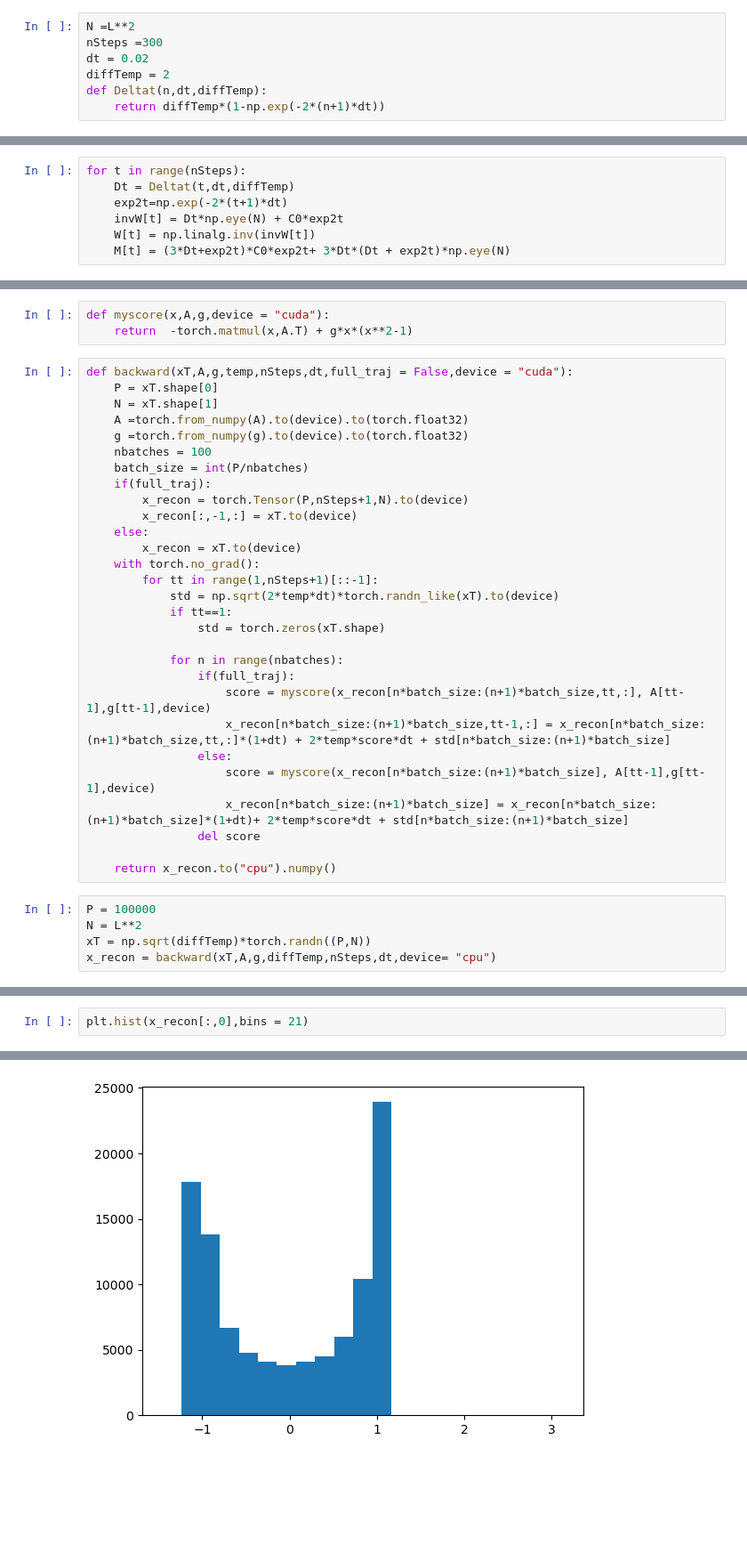
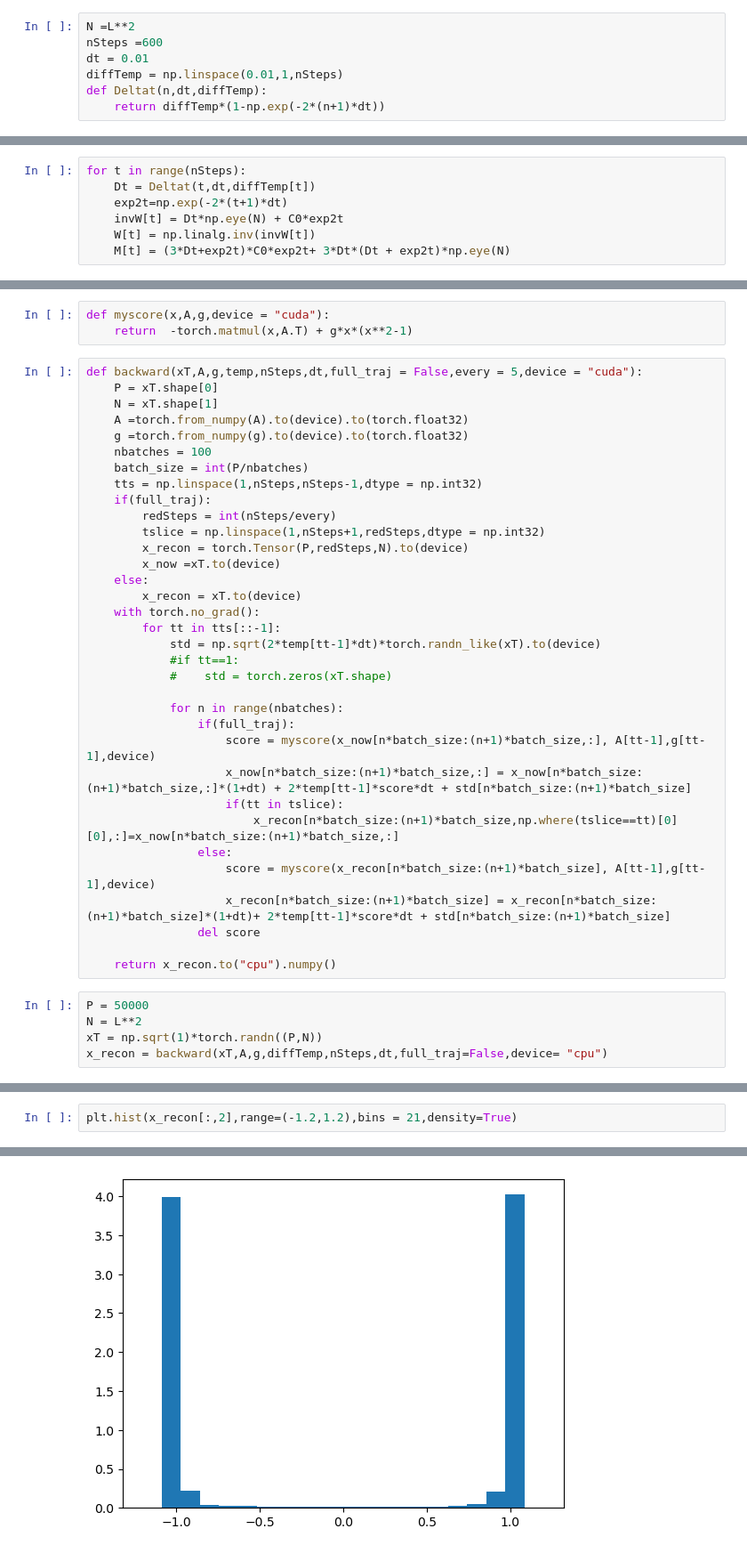
Before and after one commit to bsfn-0323/diffusion, a Jupyter notebook: gaussDiff_constraint.ipynb, the cells around one changed output, grey strips where cells are left out. Shown at 89% size. Saved outputs shown, nothing was run; the diff lists cells and outputs as text; blank space fills up the shorter version.

```diff
--- a/gaussDiff_constraint.ipynb
+++ b/gaussDiff_constraint.ipynb
@@ -37,9 +44,9 @@ $\text{Tr}(\mathbf{A}(\mathbf{M}-\mathbf{W}^{-1})) - g \cdot\text{Tr}(x_i^2  (x_
 Let's get the matrix M and W
 # %%
 N =L**2
-nSteps =300
-dt = 0.02
-diffTemp = 2
+nSteps =600
+dt = 0.01
+diffTemp = np.linspace(0.01,1,nSteps)
 def Deltat(n,dt,diffTemp):
     return diffTemp*(1-np.exp(-2*(n+1)*dt))
 # %%
@@ -52,6 +58,6 @@ M = np.empty((nSteps,N,N))
 # %%
 for t in range(nSteps):
-    Dt = Deltat(t,dt,diffTemp)
+    Dt = Deltat(t,dt,diffTemp[t])
     exp2t=np.exp(-2*(t+1)*dt)
     invW[t] = Dt*np.eye(N) + C0*exp2t
     W[t] = np.linalg.inv(invW[t])
@@ -100,39 +106,44 @@ plt.colorbar()
 def myscore(x,A,g,device = "cuda"):
     return  -torch.matmul(x,A.T) + g*x*(x**2-1)
 # %%
-def backward(xT,A,g,temp,nSteps,dt,full_traj = False,device = "cuda"):
+def backward(xT,A,g,temp,nSteps,dt,full_traj = False,every = 5,device = "cuda"):
     P = xT.shape[0]
     N = xT.shape[1]
     A =torch.from_numpy(A).to(device).to(torch.float32)
     g =torch.from_numpy(g).to(device).to(torch.float32)
     nbatches = 100
     batch_size = int(P/nbatches)
+    tts = np.linspace(1,nSteps,nSteps-1,dtype = np.int32)
     if(full_traj):
-        x_recon = torch.Tensor(P,nSteps+1,N).to(device)
-        x_recon[:,-1,:] = xT.to(device)
+        redSteps = int(nSteps/every)
+        tslice = np.linspace(1,nSteps+1,redSteps,dtype = np.int32)
+        x_recon = torch.Tensor(P,redSteps,N).to(device)
+        x_now =xT.to(device)
     else:
         x_recon = xT.to(device)
     with torch.no_grad():
-        for tt in range(1,nSteps+1)[::-1]:
-            std = np.sqrt(2*temp*dt)*torch.randn_like(xT).to(device)
-            if tt==1:
-                std = torch.zeros(xT.shape)
+        for tt in tts[::-1]:
+            std = np.sqrt(2*temp[tt-1]*dt)*torch.randn_like(xT).to(device)
+            #if tt==1:
+            #    std = torch.zeros(xT.shape)
 
             for n in range(nbatches):
                 if(full_traj):
-                    score = myscore(x_recon[n*batch_size:(n+1)*batch_size,tt,:], A[tt-1],g[tt-1],device)
-                    x_recon[n*batch_size:(n+1)*batch_size,tt-1,:] = x_recon[n*batch_size:(n+1)*batch_size,tt,:]*(1+dt) + 2*temp*score*dt + std[n*batch_size:(n+1)*batch_size]
+                    score = myscore(x_now[n*batch_size:(n+1)*batch_size,:], A[tt-1],g[tt-1],device)
+                    x_now[n*batch_size:(n+1)*batch_size,:] = x_now[n*batch_size:(n+1)*batch_size,:]*(1+dt) + 2*temp[tt-1]*score*dt + std[n*batch_size:(n+1)*batch_size]
+                    if(tt in tslice):
+                        x_recon[n*batch_size:(n+1)*batch_size,np.where(tslice==tt)[0][0],:]=x_now[n*batch_size:(n+1)*batch_size,:]
                 else:
                     score = myscore(x_recon[n*batch_size:(n+1)*batch_size], A[tt-1],g[tt-1],device)
-                    x_recon[n*batch_size:(n+1)*batch_size] = x_recon[n*batch_size:(n+1)*batch_size]*(1+dt)+ 2*temp*score*dt + std[n*batch_size:(n+1)*batch_size]
+                    x_recon[n*batch_size:(n+1)*batch_size] = x_recon[n*batch_size:(n+1)*batch_size]*(1+dt)+ 2*temp[tt-1]*score*dt + std[n*batch_size:(n+1)*batch_size]
                 del score
 
     return x_recon.to("cpu").numpy()
 # %%
-P = 100000
+P = 50000
 N = L**2
-xT = np.sqrt(diffTemp)*torch.randn((P,N))
-x_recon = backward(xT,A,g,diffTemp,nSteps,dt,device= "cpu")
+xT = np.sqrt(1)*torch.randn((P,N))
+x_recon = backward(xT,A,g,diffTemp,nSteps,dt,full_traj=False,device= "cpu")
 # %%
 plt.imshow(x_recon[0].reshape(L,L))
 plt.colorbar()
@@ -151,3 +175,3 @@ plt.hist(np.mean(data,axis = 1),density=True,alpha = 0.75)
 # %%
-plt.hist(x_recon[:,0],bins = 21)
+plt.hist(x_recon[:,2],range=(-1.2,1.2),bins = 21,density=True)
 # %% [output]
@@ -164,5 +188,5 @@ plt.hist(x_recon[:,0],bins = 21)
  <BarContainer object of 21 artists>)
-[figure, old version]
+[figure, new version]
 # %%
 Jrecon = np.linalg.inv(np.cov(x_recon.T))
 Jrecon = -Jrecon +np.diag(np.diag(Jrecon))
```
Also changed, not shown: parts of 14 cells of this notebook, 3 other files.
